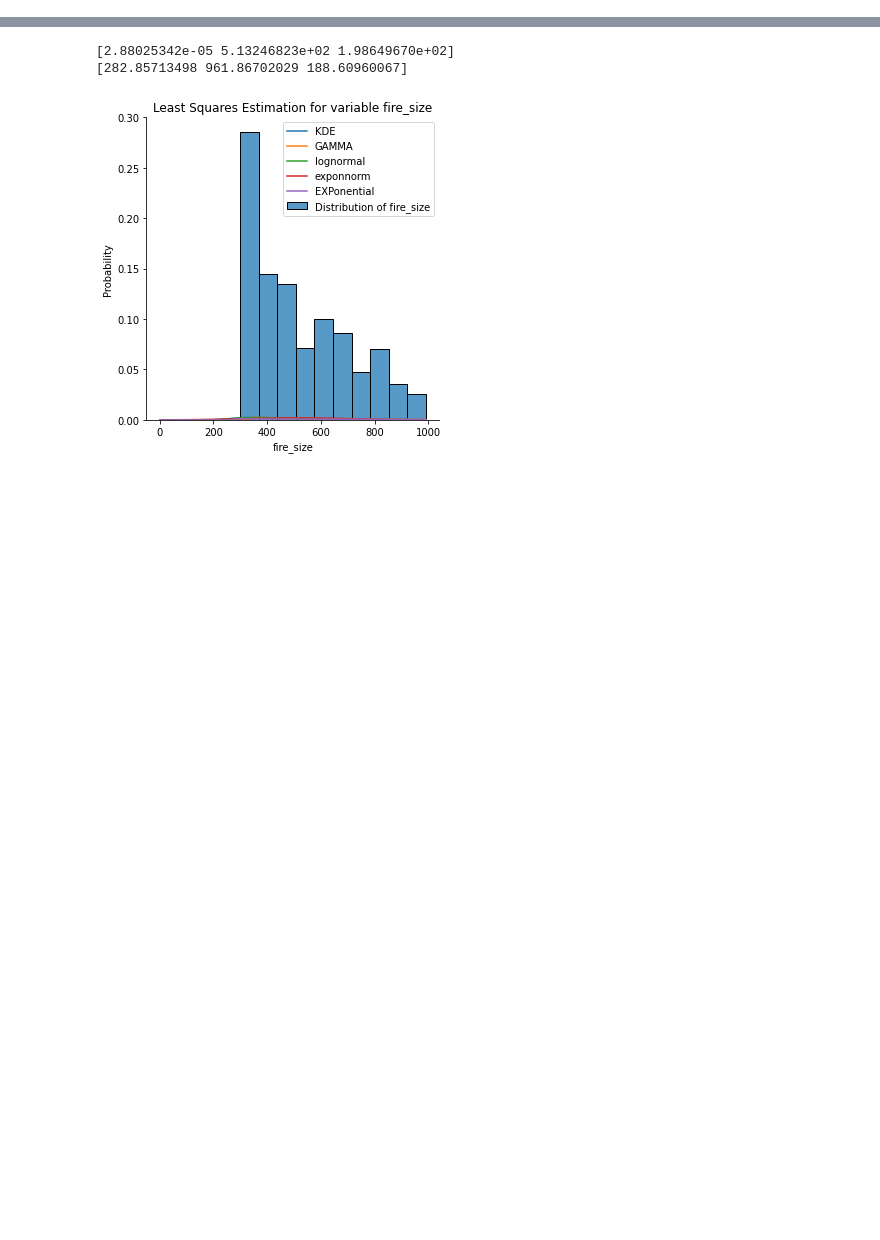
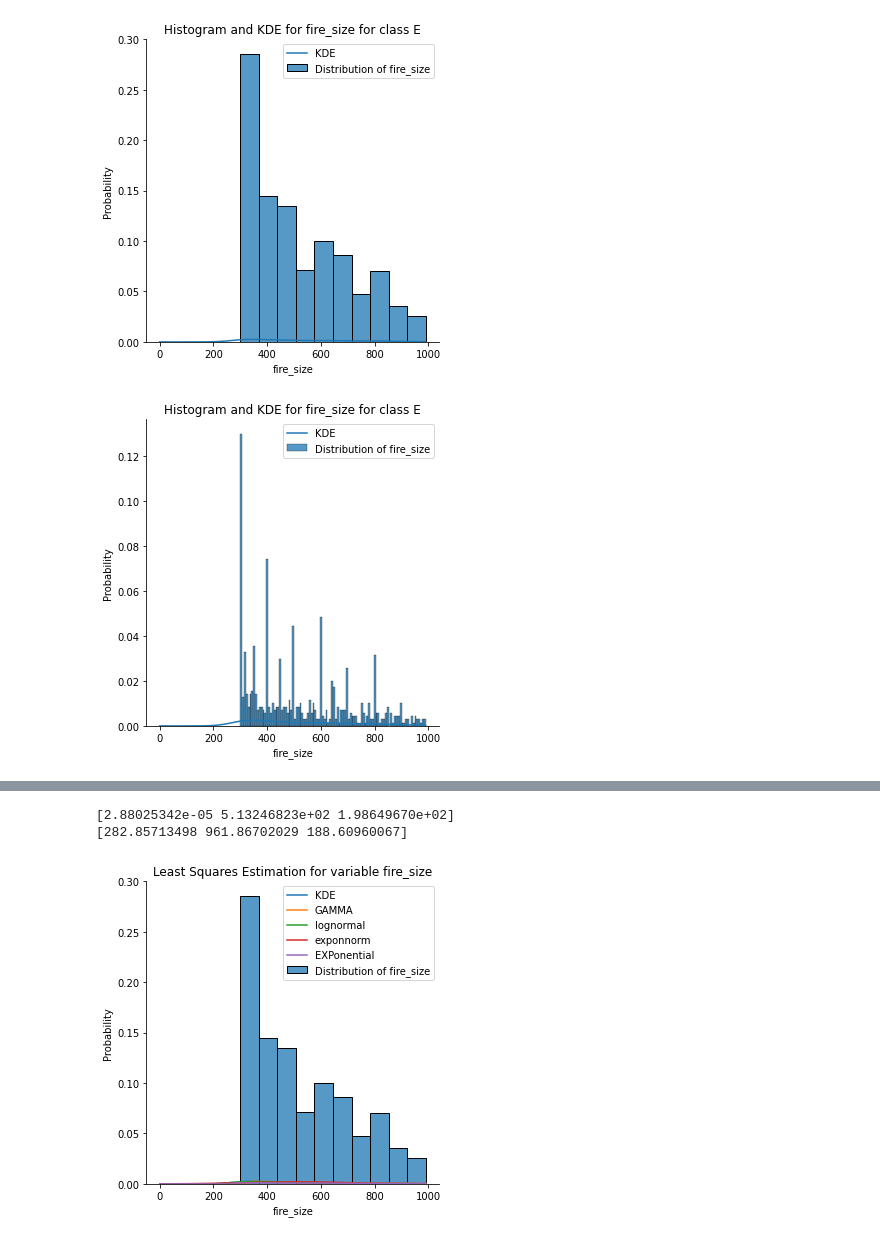
Before and after one commit to PatrykStronski/MultivariateAnalysis_Task1, a Jupyter notebook: fire_size_e.ipynb, the cells around one changed output, grey strips where cells are left out. Drawn from its saved outputs; the diff is of its cells as text; code cells hidden in the pictures; blank space fills up the shorter version.

```diff
--- a/fire_size_e.ipynb
+++ b/fire_size_e.ipynb
@@ -51,0 +43,6 @@ FOR expon: Kolmogorov-Smirnoff test result KstestResult(statistic=1.0, pvalue=0.
+# %%
+draw_hist_kde(df_sampled, x, s_c, property, kde_values, 10)
+draw_hist_kde(df_sampled, x, s_c, property, kde_values, 500)
+# %% [output]
+[figure, added]
+[figure, added]
```
Also changed, not shown: parts of 3 cells of this notebook, 19 other files.
